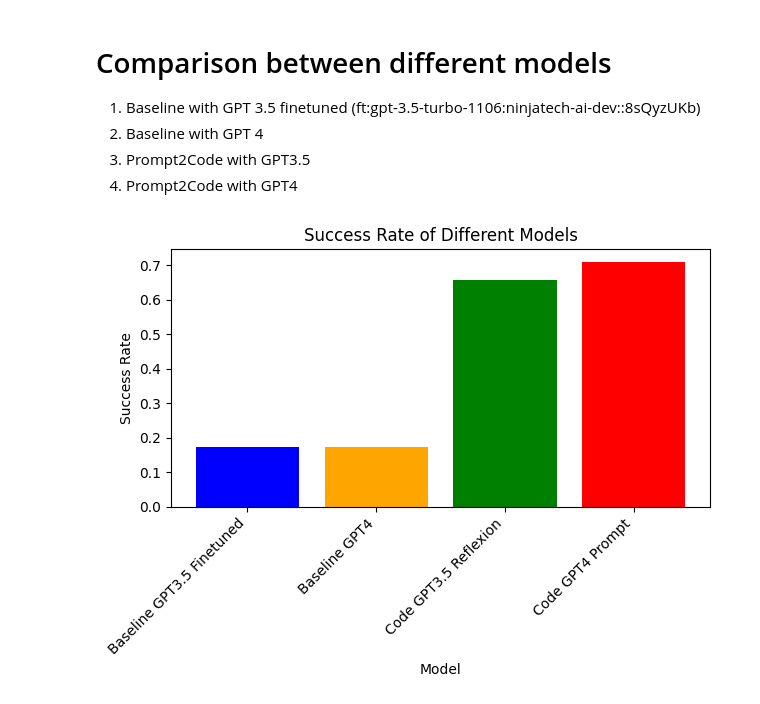
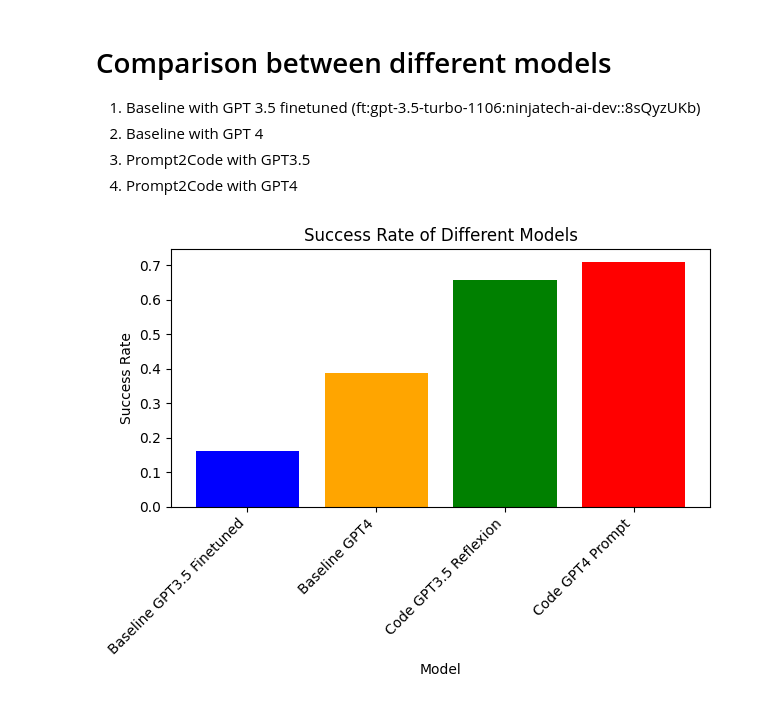
Before and after one commit to Tianyu-Liu11/CalenderTest, a Jupyter notebook: results/result_analysis.ipynb, the cells around one changed output. Cells and saved outputs as stored; diff of their text form; code cells hidden in the pictures.

```diff
--- a/results/result_analysis.ipynb
+++ b/results/result_analysis.ipynb
@@ -19,11 +19,19 @@ import numpy as np
 # Define the datasets
 
 result_baseline_with_GPT3_5_finetuned = [
+    {'success': 8, 'wrong_answer': 38, 'error': 0},
+    {'success': 7, 'wrong_answer': 39, 'error': 0},
+    {'success': 4, 'wrong_answer': 42, 'error': 0},
+    {'success': 10, 'wrong_answer': 36, 'error': 0},
     {'success': 8, 'wrong_answer': 38, 'error': 0}
 ]
 
 result_baseline_with_GPT4 = [
-    {'success': 8, 'wrong_answer': 38, 'error': 0}
+    {'success': 19, 'wrong_answer': 27, 'error': 0},
+    {'success': 16, 'wrong_answer': 30, 'error': 0},
+    {'success': 15, 'wrong_answer': 31, 'error': 0},
+    {'success': 20, 'wrong_answer': 26, 'error': 0},
+    {'success': 19, 'wrong_answer': 27, 'error': 0}
 ]
 
 result_prompt_GPT3_5_reflexion = [
@@ -34,9 +42,11 @@ result_prompt_GPT3_5_reflexion = [
     {'success': 27, 'wrong_answer': 19, 'error': 0}
 ]
 
-
+# 3 * 46
 result_prompt_GPT4 = [
-    {'success': 98, 'wrong_answer': 33, 'error': 7}
+    {'success': 32, 'wrong_answer': 12, 'error': 2},
+    {'success': 34, 'wrong_answer': 11, 'error': 1},
+    {'success': 32, 'wrong_answer': 10, 'error': 4}
 ]
 
 
@@ -48,31 +58,31 @@ def calculate_average_rates(result_list):
     total_questions = sum(result_list[0].values())
     success_sum = sum(result['success'] for result in result_list)
     error_sum = sum(result['error'] for result in result_list)
     average_success_rate = success_sum / total_records/total_questions
     average_exec_rate = 1- error_sum / total_records/total_questions
     return average_success_rate, average_exec_rate
 
 success_baseline_GPT3_5, execution_baseline_GPT3_5 = calculate_average_rates(result_baseline_with_GPT3_5_finetuned)
 success_baseline_with_GPT4, execution_baseline_with_GPT4 = calculate_average_rates(result_baseline_with_GPT4)
 success_code_GPT3_5_reflexion, execution_code_GPT3_5_reflexion = calculate_average_rates(result_prompt_GPT3_5_reflexion)
 success_code_GPT4, execution_code_GPT4 = calculate_average_rates(result_prompt_GPT4)
 
 
 # Calculate success rates for each model
 success_rates = {
     "Baseline GPT3.5 Finetuned": success_baseline_GPT3_5,
     "Baseline GPT4":             success_baseline_with_GPT4,
     "Code GPT3.5 Reflexion":     success_code_GPT3_5_reflexion,
     "Code GPT4 Prompt":          success_code_GPT4
 }
 
 # Plot the histogram
 plt.bar(success_rates.keys(), success_rates.values(), color=['blue', 'orange', 'green', 'red'])
 plt.xlabel('Model')
 plt.ylabel('Success Rate')
 plt.title('Success Rate of Different Models')
 plt.xticks(rotation=45, ha='right')
 plt.tight_layout()
 plt.show()
 # %% [output]
-[figure, old version]
+[figure, new version]
```
Also changed, not shown: 5 other files.
